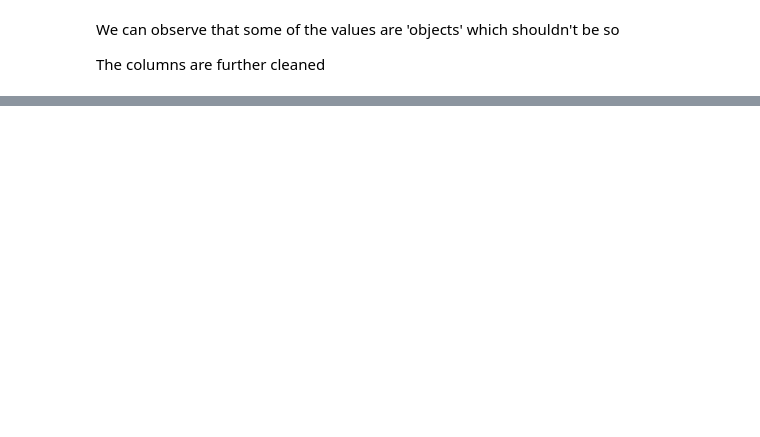
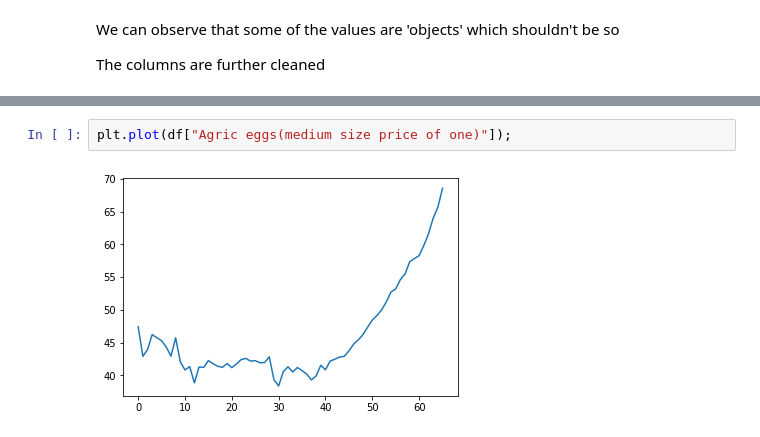
Before and after one commit to TheBlueZayn/Analysis-of-Nigerian-Food-Prices, a Jupyter notebook: food_prices.ipynb, the cells around one changed output, grey strips where cells are left out. Cells and saved outputs as stored; diff of their text form; blank space fills up the shorter version.

```diff
--- a/food_prices.ipynb
+++ b/food_prices.ipynb
@@ -129,0 +79,4 @@ food.head()
+# %%
+plt.plot(df["Agric eggs(medium size price of one)"]);
+# %% [output]
+[figure, added]
```
Also changed, not shown: parts of 15 cells of this notebook.
